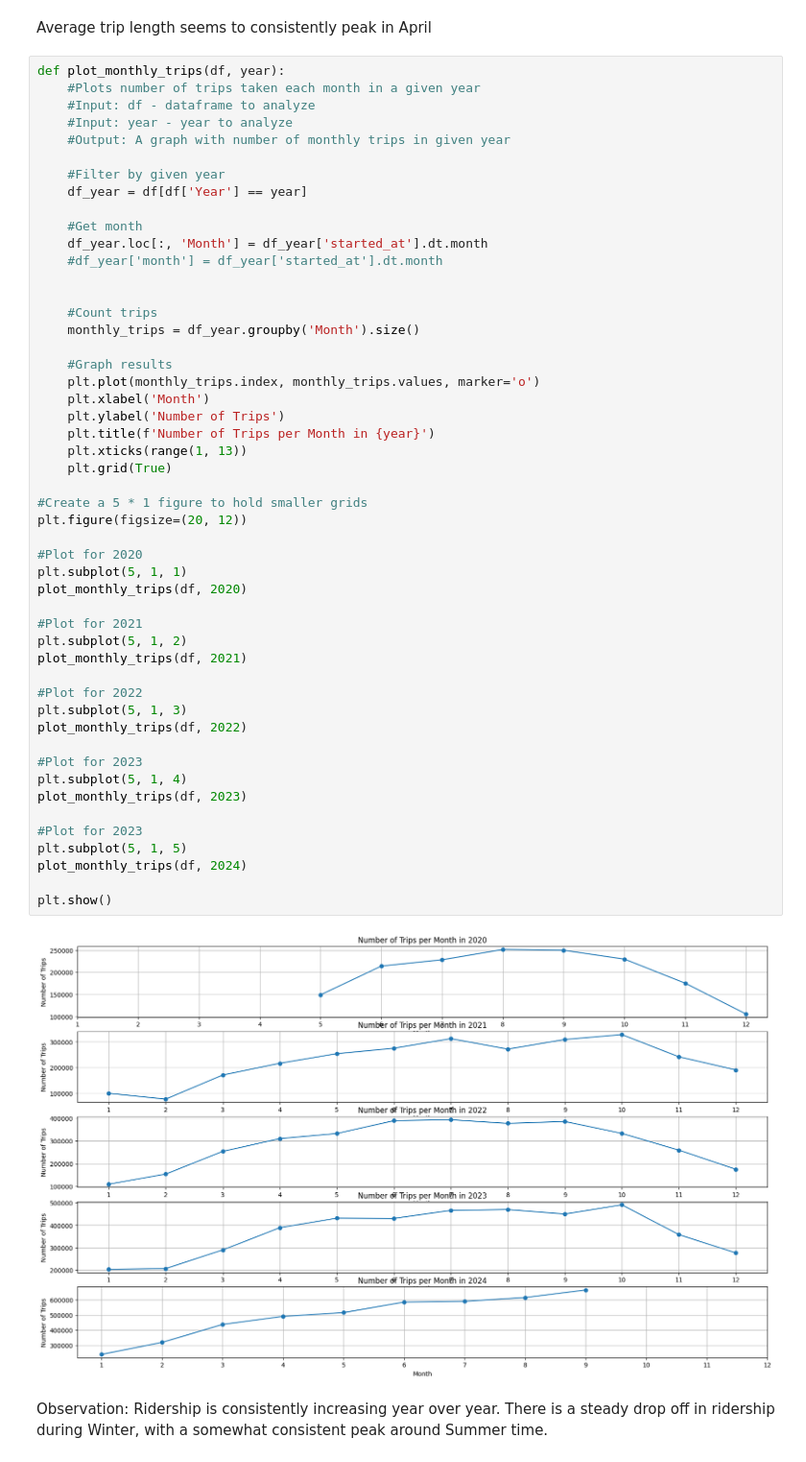
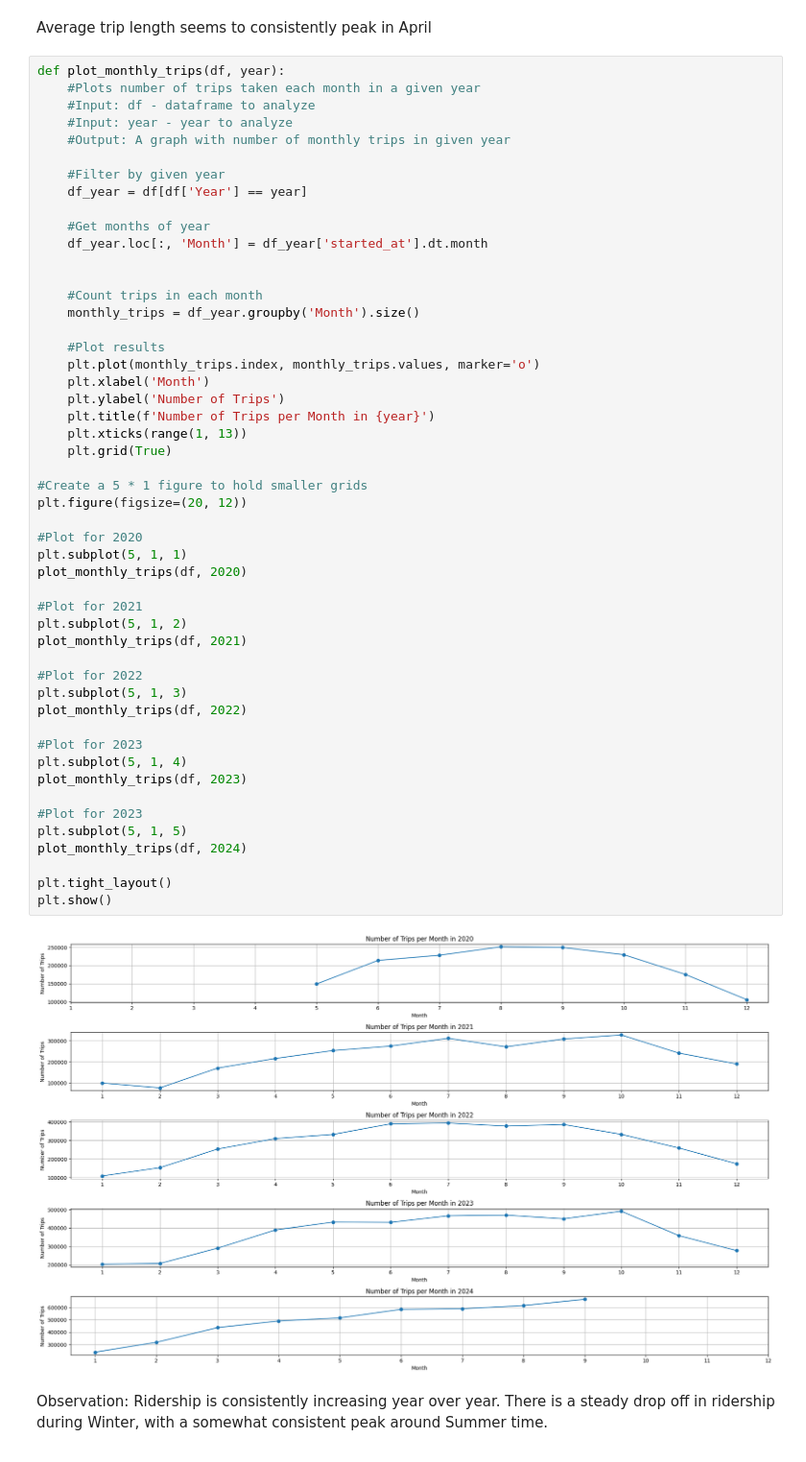
Before and after one commit to ricardo-hz/CMSC206, a Jupyter notebook: Group Project/project.ipynb, the cells around one changed output. Shown at 96% size. Cells and saved outputs as stored; diff of their text form.

```diff
--- a/Group Project/project.ipynb
+++ b/Group Project/project.ipynb
@@ -264,48 +259,48 @@ def plot_monthly_trips(df, year):
     #Filter by given year
     df_year = df[df['Year'] == year]
 
-    #Get month
+    #Get months of year
     df_year.loc[:, 'Month'] = df_year['started_at'].dt.month
-    #df_year['month'] = df_year['started_at'].dt.month
 
 
-    #Count trips
+    #Count trips in each month
     monthly_trips = df_year.groupby('Month').size()
 
-    #Graph results
+    #Plot results
     plt.plot(monthly_trips.index, monthly_trips.values, marker='o')
     plt.xlabel('Month')
     plt.ylabel('Number of Trips')
     plt.title(f'Number of Trips per Month in {year}')
     plt.xticks(range(1, 13))
     plt.grid(True)
 
 #Create a 5 * 1 figure to hold smaller grids
 plt.figure(figsize=(20, 12))
 
 #Plot for 2020
 plt.subplot(5, 1, 1)
 plot_monthly_trips(df, 2020)
 
 #Plot for 2021
 plt.subplot(5, 1, 2)
 plot_monthly_trips(df, 2021)
 
 #Plot for 2022
 plt.subplot(5, 1, 3)
 plot_monthly_trips(df, 2022)
 
 #Plot for 2023
 plt.subplot(5, 1, 4)
 plot_monthly_trips(df, 2023)
 
 #Plot for 2023
 plt.subplot(5, 1, 5)
 plot_monthly_trips(df, 2024)
 
+plt.tight_layout()
 plt.show()
 # %% [output]
-[figure, old version]
+[figure, new version]
 # %% [markdown]
 Observation: Ridership is consistently increasing year over year. There is a steady drop off in ridership during Winter, with a somewhat consistent peak around Summer time.
 # %% [markdown]
```
Also changed, not shown: parts of 9 cells of this notebook.
